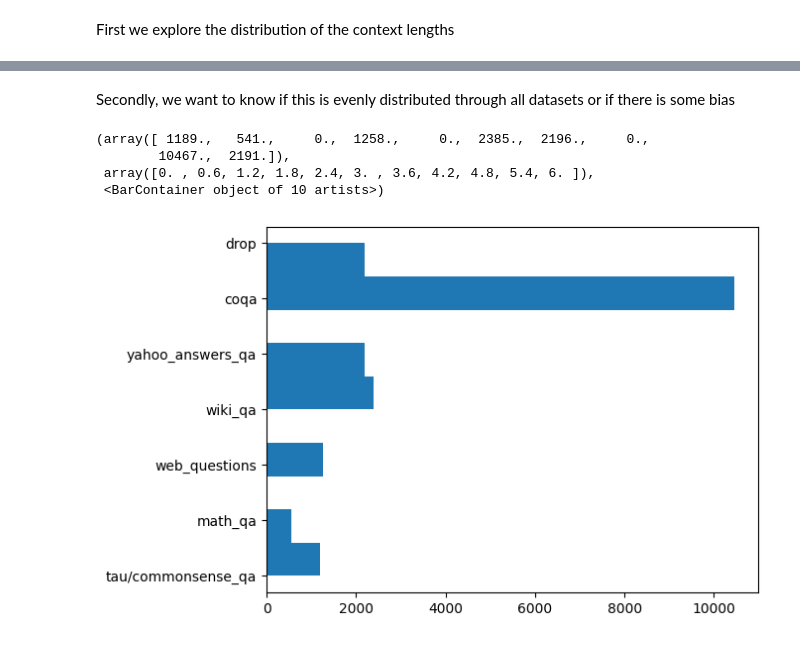
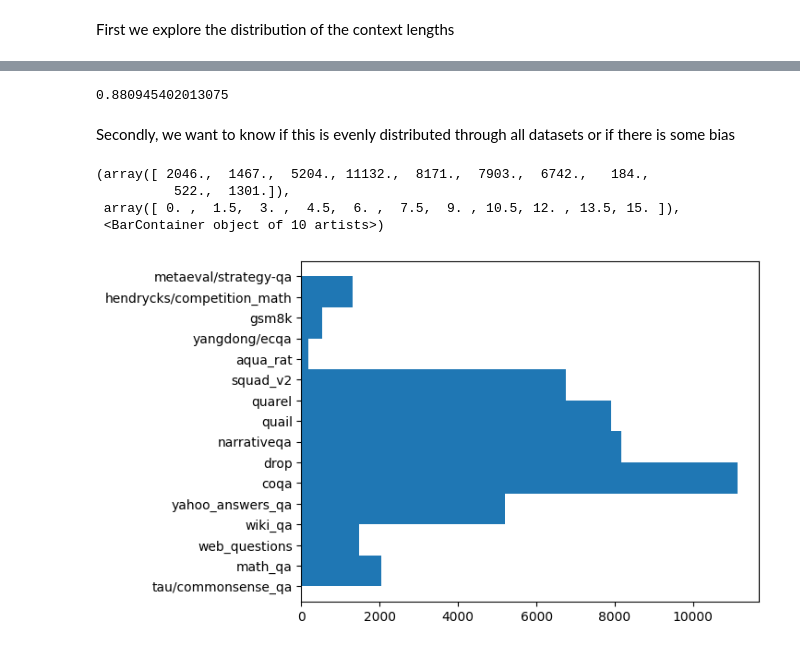
Before and after one commit to tristanratz/ITRF, a Jupyter notebook: create_dataset/create_llm_dataset.ipynb, the cells around one changed output, grey strips where cells are left out. Drawn from its saved outputs; the diff is of its cells as text; code cells hidden in the pictures.

```diff
--- a/create_dataset/create_llm_dataset.ipynb
+++ b/create_dataset/create_llm_dataset.ipynb
@@ -1128,3 +1126,5 @@ len(df)
 146934
 # %% [markdown]
 # Exploring the dataset
+# %%
+df = pd.read_parquet("../data/dataset/rarit_dataset_llm.parquet")
@@ -1153,15 +1159,19 @@ plt.hist(npa, bins=50)
+# %%
+sum(df["c_len"] > 15) / len(df["c_len"]) # About 12 percent of the contexts are shorter than 15 words
+# %% [output]
+0.880945402013075
 # %% [markdown]
 Secondly, we want to know if this is evenly distributed through all datasets or if there is some bias
 # %%
 df["c_len"] = df["context"].map(lambda x: len(x.split(" ")))
 df["src"] = df['src'].astype('category')
 
-filtered = df[df["c_len"] < 10]
+filtered = df[df["c_len"] < 15]
 
 plt.hist(filtered["src"], orientation="horizontal")
 # %% [output]
-(array([ 1189.,   541.,     0.,  1258.,     0.,  2385.,  2196.,     0.,
-        10467.,  2191.]),
- array([0. , 0.6, 1.2, 1.8, 2.4, 3. , 3.6, 4.2, 4.8, 5.4, 6. ]),
+(array([ 2046.,  1467.,  5204., 11132.,  8171.,  7903.,  6742.,   184.,
+          522.,  1301.]),
+ array([ 0. ,  1.5,  3. ,  4.5,  6. ,  7.5,  9. , 10.5, 12. , 13.5, 15. ]),
  <BarContainer object of 10 artists>)
-[figure, old version]
+[figure, new version]
```
Also changed, not shown: parts of 17 cells of this notebook, 5 other files.
